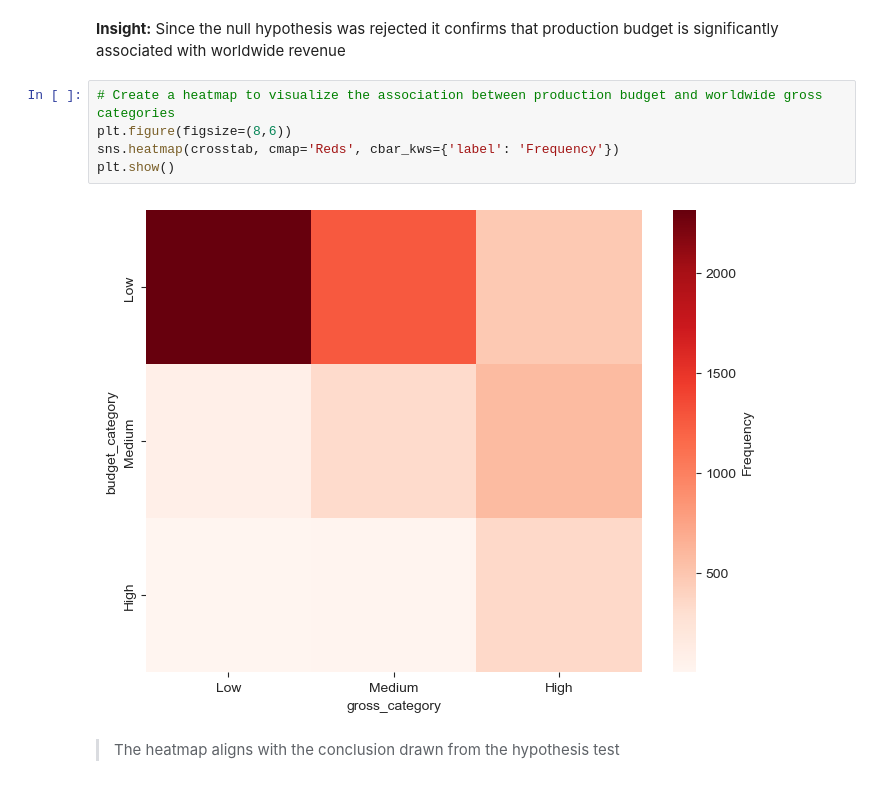
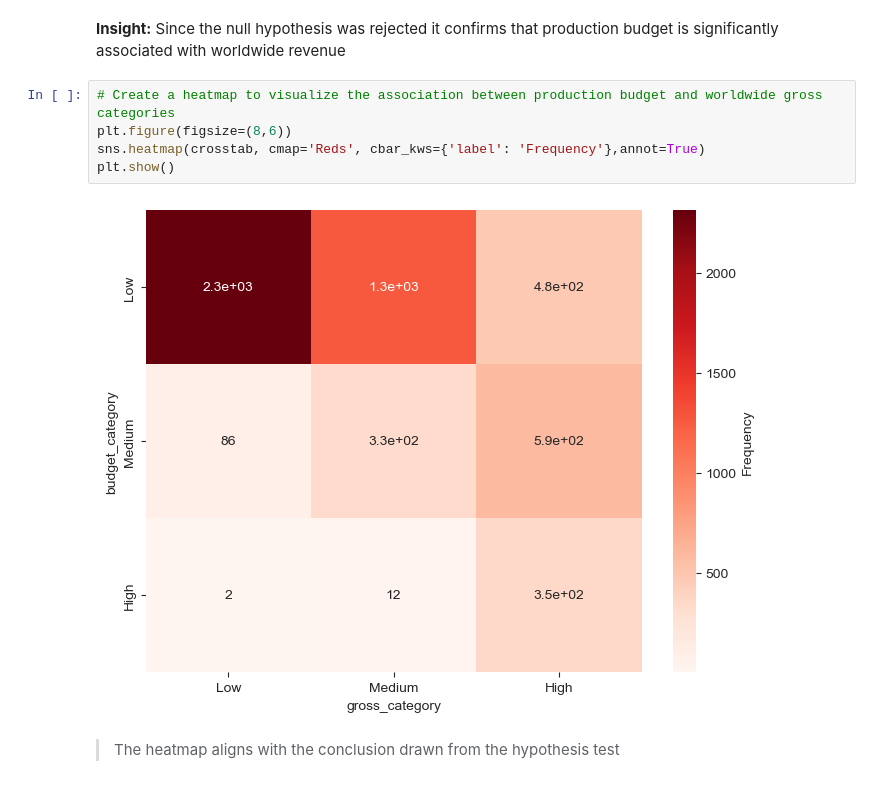
Before and after one commit to Calistus-design/MICROSOFT-MOVIE-STUDIO-INSIGHT, a Jupyter notebook: student.ipynb, the cells around one changed output. Cells and saved outputs as stored; diff of their text form.

```diff
--- a/student.ipynb
+++ b/student.ipynb
@@ -1090,10 +1072,10 @@ Reject H0 - There is a significant association between production budget and the
 # %%
 # Create a heatmap to visualize the association between production budget and worldwide gross categories
 plt.figure(figsize=(8,6))
-sns.heatmap(crosstab, cmap='Reds', cbar_kws={'label': 'Frequency'})
+sns.heatmap(crosstab, cmap='Reds', cbar_kws={'label': 'Frequency'},annot=True)
 plt.show()
 # %% [output]
-[figure, old version]
+[figure, new version]
 # %% [markdown]
 > The heatmap  aligns with the conclusion drawn from the hypothesis test
 # %% [markdown]
```
Also changed, not shown: parts of 13 cells of this notebook.
